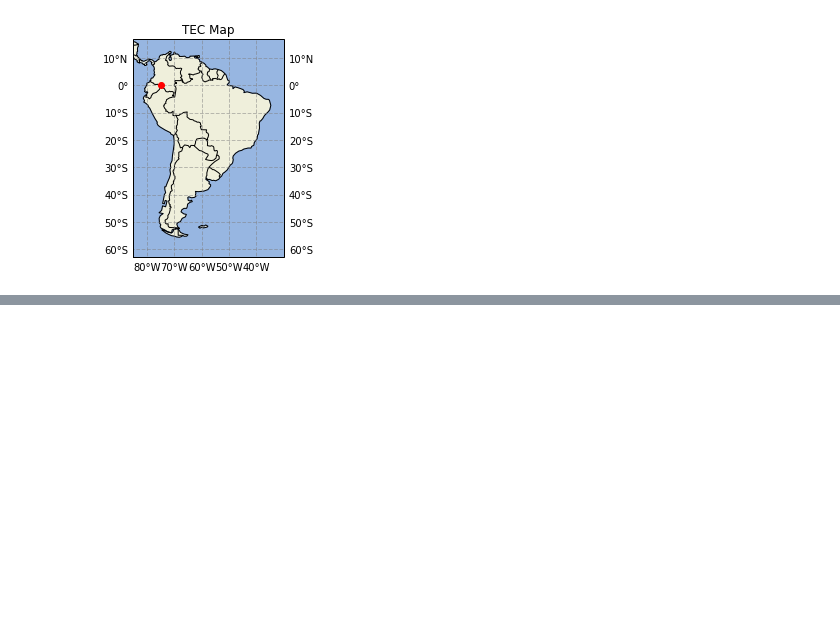
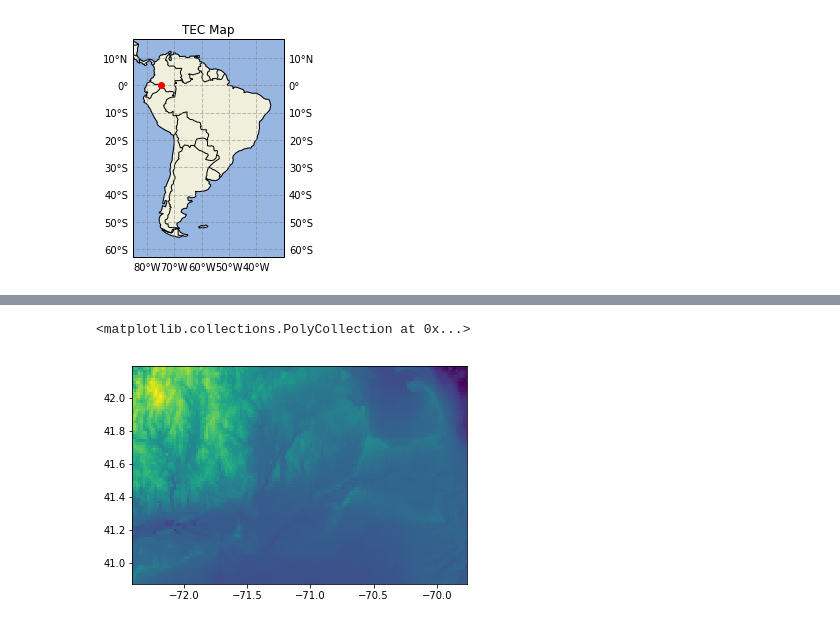
Before and after one commit to savage13/notebooks, a Jupyter notebook: map.ipynb, the cells around one changed output, grey strips where cells are left out. Saved outputs shown, nothing was run; the diff lists cells and outputs as text; code cells hidden in the pictures; blank space fills up the shorter version.

```diff
--- a/map.ipynb
+++ b/map.ipynb
@@ -35,0 +63,17 @@ Text(0.5,1,'TEC Map')
+# %%
+ds = Dataset('etopo1.grd')
+# %%
+dx,dy = ds.variables['spacing'][:]
+nx,ny = ds.variables['dimension'][:]
+x0,x1 = ds.variables['x_range'][:]
+y0,y1 = ds.variables['y_range'][:]
+# %%
+x = np.linspace(x0,x1,nx)
+y = np.linspace(y0,y1,ny)
+# %%
+z = ds.variables['z'][:].reshape(ny,nx,order='C')
+# %%
+plt.pcolor(x,y,z[::-1,:])
+# %% [output]
+<matplotlib.collections.PolyCollection at 0x...>
+[figure, added]
```
Also changed, not shown: parts of 5 cells of this notebook, 2 other files.
